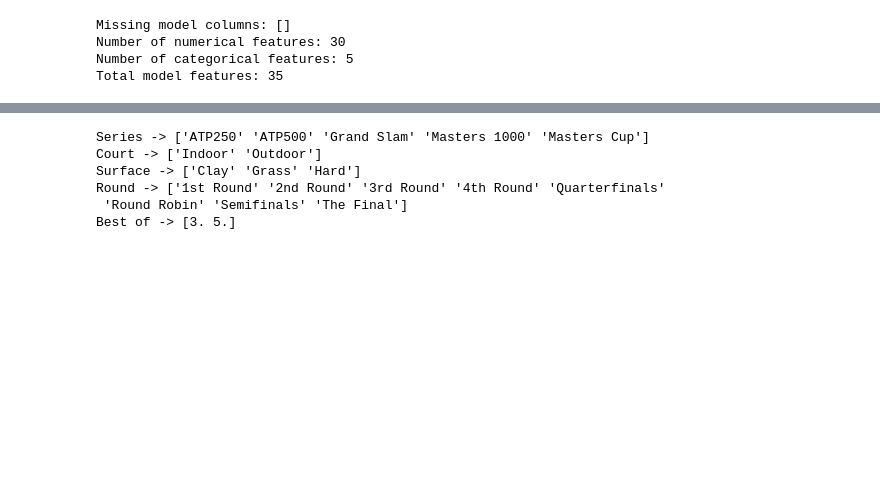
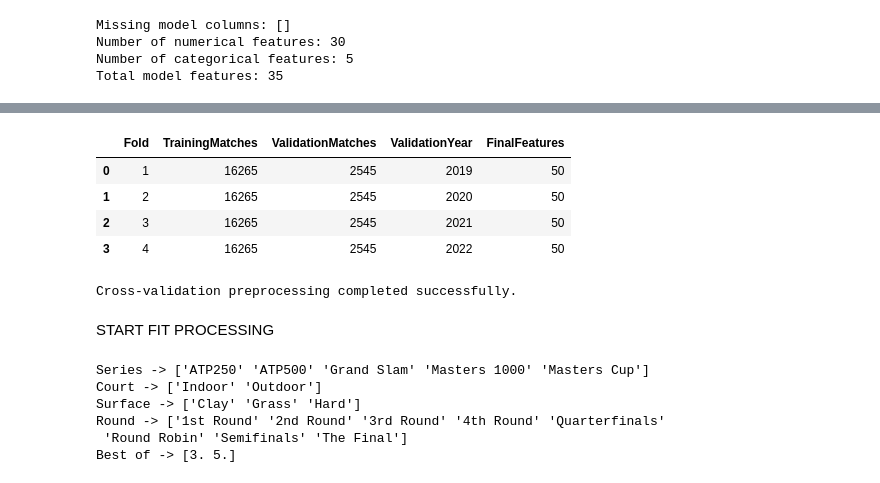
Before and after one commit to elimiotto05/artificial_intelligence, a Jupyter notebook: notebooks/04_data_split.ipynb, the cells around one changed output, grey strips where cells are left out. Drawn from its saved outputs; the diff is of its cells as text; code cells hidden in the pictures; blank space fills up the shorter version.

```diff
--- a/notebooks/04_data_split.ipynb
+++ b/notebooks/04_data_split.ipynb
@@ -231,0 +281,41 @@ betting_features = [
+# %%
+# list to store different cross-validation folds
+
+temporal_cv_rows = []
+
+# each validation_year has a fold: 2019 -> fold 1
+
+for fold_number, validation_year in enumerate(
+    validation_years,
+    start=1
+):
+
+    # create training part for each fold: all matches before the validation year
+
+    fold_train = train_data.loc[
+        train_data["Date"].dt.year < validation_year
+    ].copy()
+
+    # create validation part for each fold: all matches in the validation year
+
+    fold_validation = train_data.loc[
+        train_data["Date"].dt.year == validation_year
+    ].copy()
+
+    assert len(fold_train) > 0
+    assert len(fold_validation) > 0
+
+    assert(
+        fold_train["Date"].max() < fold_validation["Date"].min()
+    )
+
+    temporal_cv_rows.append(
+        {
+            "Fold": fold_number,
+            "TrainingMatches": len(fold_train),
+            "ValidationMatches": len(fold_validation),
+            "TrainingStartYear": fold_train["Date"].dt.year.min(),
+            "TrainingEndYear": fold_train["Date"].dt.year.max(),
+            "ValidationYear": validation_year
+        }
+    )
@@ -232,3 +408,31 @@ betting_features = [
+# %%
+cv_preprocessing_df = pd.DataFrame(cv_preprocessing_rows)
+
+cv_preprocessing_df
+# %% [output]
+|  | Fold | TrainingMatches | ValidationMatches | ValidationYear | FinalFeatures |
+| 0 | 1 | 16265 | 2545 | 2019 | 50 |
+| 1 | 2 | 16265 | 2545 | 2020 | 50 |
+| 2 | 3 | 16265 | 2545 | 2021 | 50 |
+| 3 | 4 | 16265 | 2545 | 2022 | 50 |
+# %%
+assert(
+    cv_preprocessing_df["TrainingMatches"] > 0
+).all()
+
+assert(
+    cv_preprocessing_df["ValidationMatches"] > 0
+).all()
+
+assert(
+    cv_preprocessing_df["FinalFeatures"] > 0
+).all()
+
+print("Cross-validation preprocessing completed successfully.")
+# %% [output]
+Cross-validation preprocessing completed successfully.
+# %% [markdown]
+START FIT PROCESSING
 # %%
 (
     numeric_medians,
```
Also changed, not shown: parts of 11 cells of this notebook.
